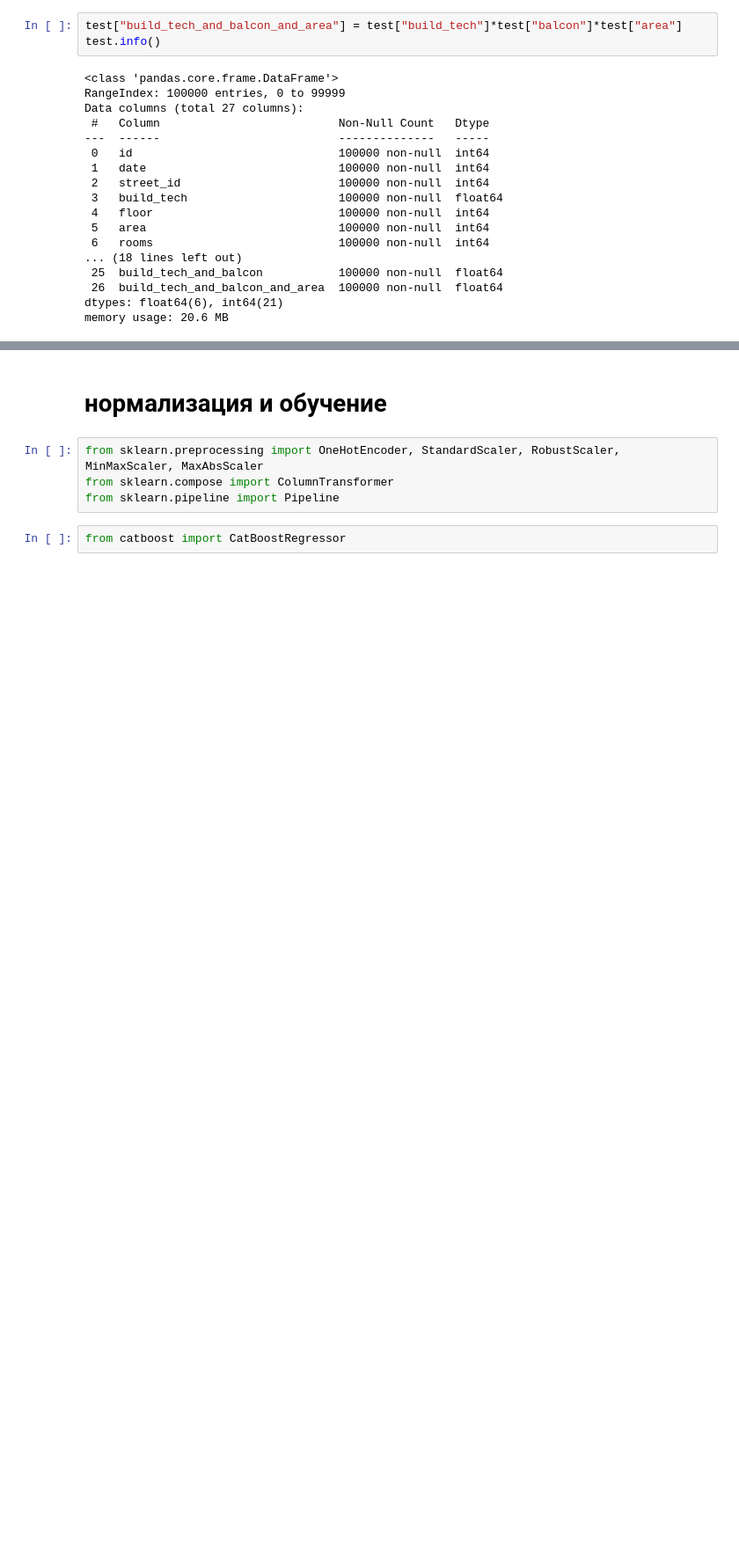
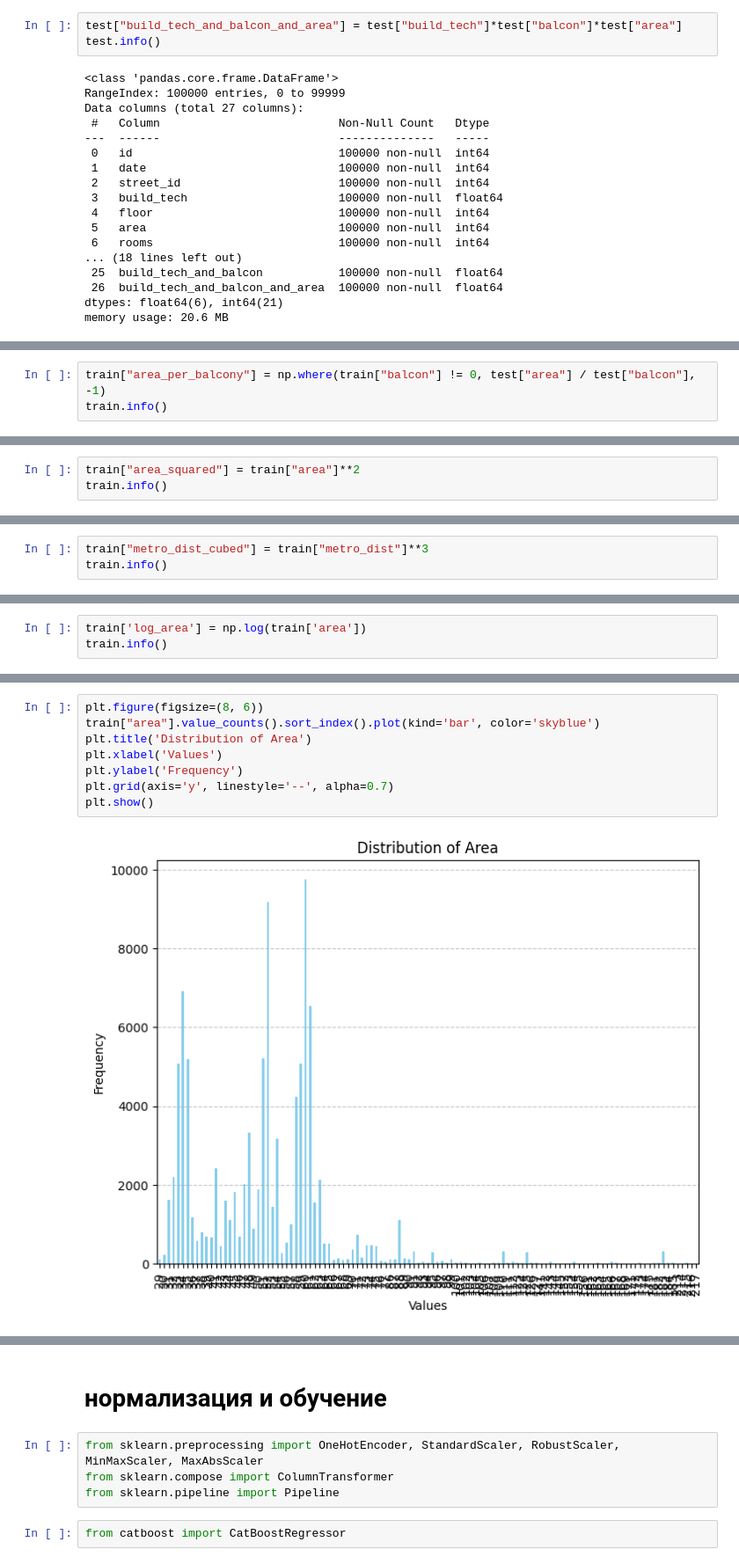
Before and after one commit to ark2016/Technopark-VK-ML-cost-prediction, a Jupyter notebook: first_try_removed.ipynb, the cells around one changed output, grey strips where cells are left out. Shown at 88% size. Saved outputs shown, nothing was run; the diff lists cells and outputs as text; blank space fills up the shorter version.

```diff
--- a/first_try_removed.ipynb
+++ b/first_try_removed.ipynb
@@ -391,0 +401,3 @@ memory usage: 20.6 MB
+# %%
+train["area_per_balcony"] = np.where(train["balcon"] != 0, test["area"] / test["balcon"], -1)
+train.info()
@@ -391,0 +443,3 @@ memory usage: 20.6 MB
+# %%
+train["area_squared"] = train["area"]**2
+train.info()
@@ -391,0 +485,3 @@ memory usage: 20.6 MB
+# %%
+train["metro_dist_cubed"] = train["metro_dist"]**3
+train.info()
@@ -391,0 +527,3 @@ memory usage: 20.6 MB
+# %%
+train['log_area'] = np.log(train['area'])
+train.info()
@@ -391,0 +569,10 @@ memory usage: 20.6 MB
+# %%
+plt.figure(figsize=(8, 6))
+train["area"].value_counts().sort_index().plot(kind='bar', color='skyblue')
+plt.title('Distribution of Area')
+plt.xlabel('Values')
+plt.ylabel('Frequency')
+plt.grid(axis='y', linestyle='--', alpha=0.7)
+plt.show()
+# %% [output]
+[figure, added]
```
Also changed, not shown: parts of 69 cells of this notebook.
